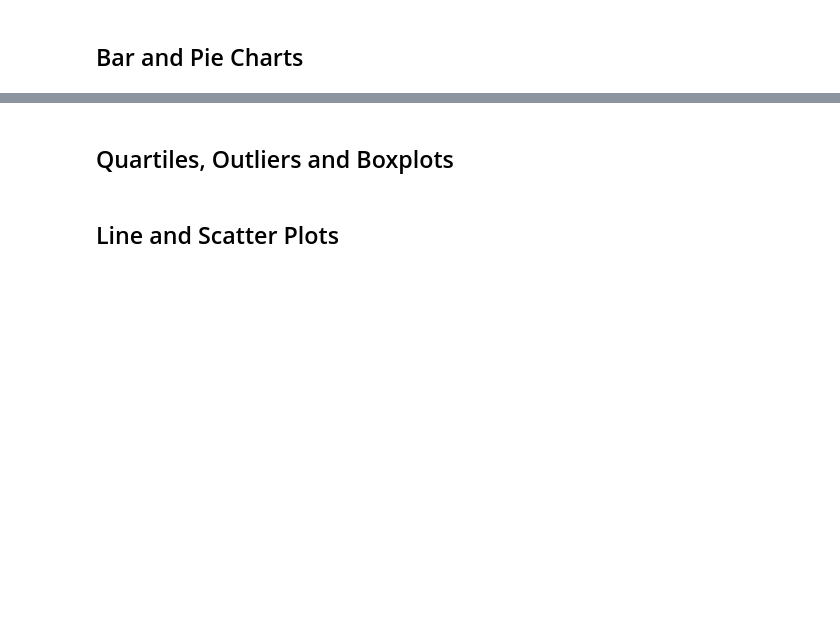
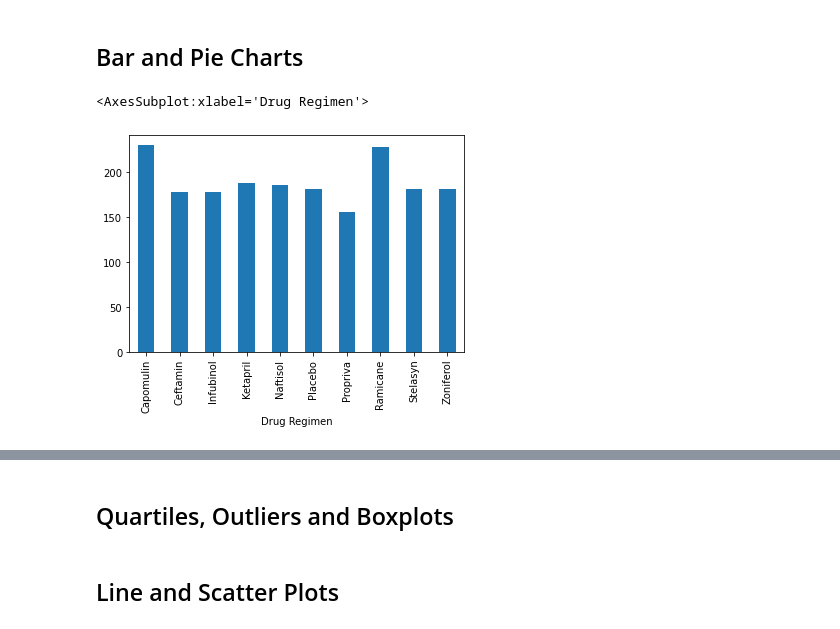
Before and after one commit to jbeachy21/Pymaceuticals, a Jupyter notebook: pymaceuticals_starter.ipynb, the cells around one changed output, grey strips where cells are left out. Cells and saved outputs as stored; diff of their text form; code cells hidden in the pictures; blank space fills up the shorter version.

```diff
--- a/pymaceuticals_starter.ipynb
+++ b/pymaceuticals_starter.ipynb
@@ -16,7 +16,7 @@ study_results = pd.read_csv(study_results_path)
 
 # Combine the data into a single dataset
 
-all_data = pd.merge(mouse_metadata, study_results)
+all_data = pd.merge(mouse_metadata, study_results, on="Mouse ID", how="left")
 #mouse_metadata.shape
 #study_results.shape
 #all_data.shape
@@ -118,4 +61,5 @@ MiceTimepoints
 # Optional: Get all the data for the duplicate mouse ID.
 # %%
 # Create a clean DataFrame by dropping the duplicate mouse by its ID.
-mouseTimepoint_df =
+all_data = all_data.drop_duplicates(subset=['Mouse ID', 'Timepoint'])
+all_data.loc[all_data["Mouse ID"] == duplicate_mouse_ids]
@@ -137,5 +124,11 @@ mouseTimepoint_df =
 ## Bar and Pie Charts
 # %%
 # Generate a bar plot showing the total number of unique mice tested on each drug regimen using pandas.
+UniqueMiceByDrug = all_data.groupby(["Drug Regimen"]).count()
+UniqueMiceByDrug = UniqueMiceByDrug['Mouse ID']
+UniqueMiceByDrug.plot.bar()
+# %% [output]
+<AxesSubplot:xlabel='Drug Regimen'>
+[figure, added]
 # %%
 # Generate a bar plot showing the total number of unique mice tested on each drug regimen using pyplot.
```
Also changed, not shown: parts of 9 cells of this notebook.
